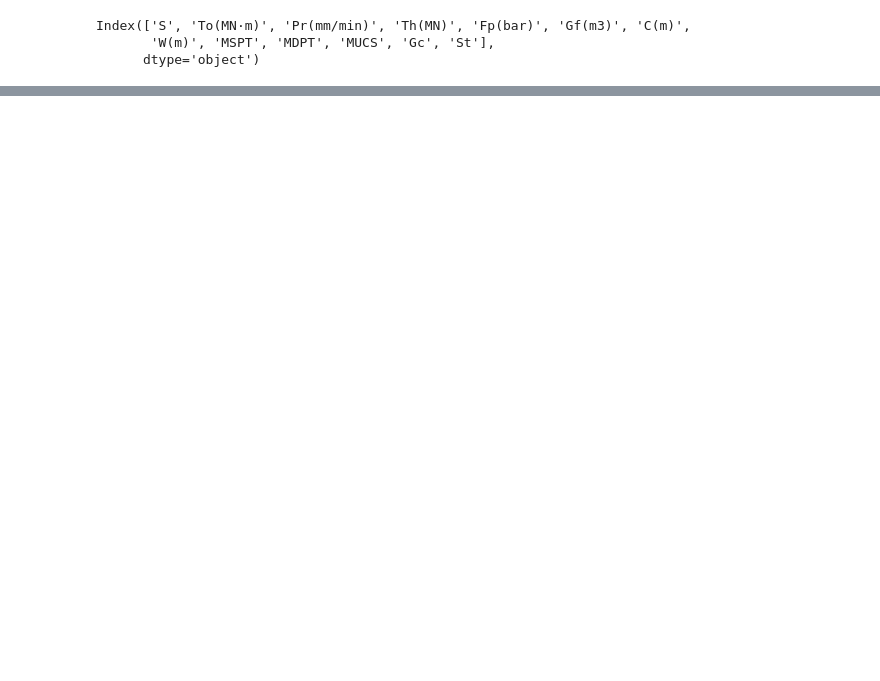
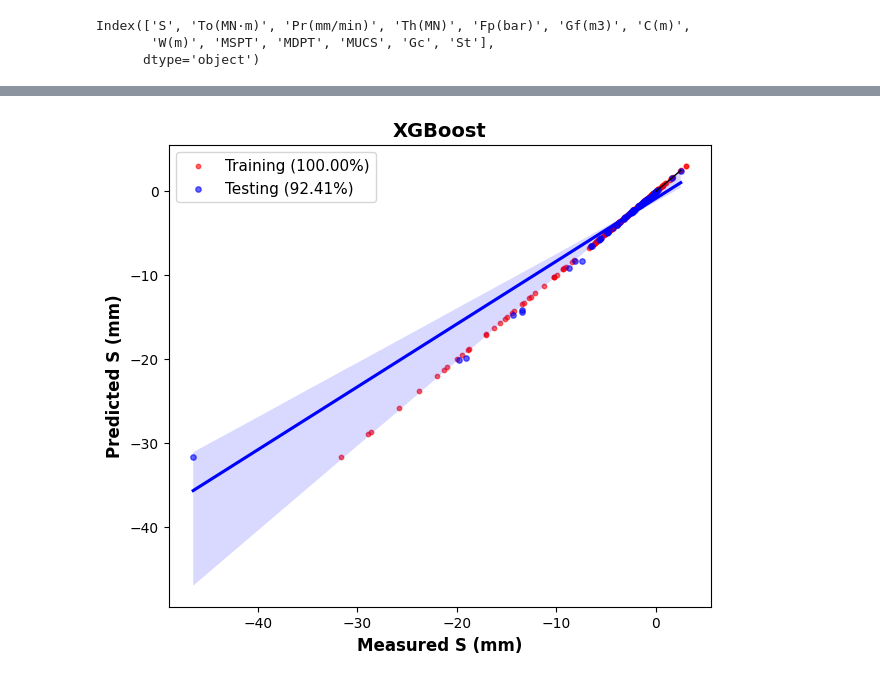
Before and after one commit to httung0701/Modelling-Project, a Jupyter notebook: Tunnel Modelling project.ipynb, the cells around one changed output, grey strips where cells are left out. Cells and saved outputs as stored; diff of their text form; code cells hidden in the pictures; blank space fills up the shorter version.

```diff
--- a/Tunnel Modelling project.ipynb
+++ b/Tunnel Modelling project.ipynb
@@ -86,0 +122,30 @@ R2: 0.8960544308835982
+# %%
+import seaborn as sns
+plt.figure(figsize=(7, 6))
+
+# Plot Training Data (Red)
+plt.scatter(y_train, xgb_y_train, color='red', s=10, label=f"Training ({r2_score(y_train,xgb_y_train):.2%})", alpha=0.6)
+
+# Plot Testing Data (Blue)
+plt.scatter(y_test, xgb_y_pred, color='blue', s=15, label=f"Testing ({r2_score(y_test,xgb_y_pred):.2%})", alpha=0.6)
+
+# Identity Line (y = x)
+x_line = np.linspace(0, max(y_test), 100)
+plt.plot(x_line, x_line, color="black", linestyle="solid", linewidth=1)
+
+# Regression Line (For Test Data)
+sns.regplot(x=y_test, y=rf_y_pred, scatter=False, color="blue", ci=95)
+
+# Labels and Title
+plt.xlabel("Measured S (mm)", fontsize=12, fontweight="bold")
+plt.ylabel("Predicted S (mm)", fontsize=12, fontweight="bold")
+plt.title("XGBoost", fontsize=14, fontweight="bold")
+
+
+# Customize Legend
+plt.legend(loc="upper left", fontsize=11)
+
+# Show the plot
+plt.show()
+# %% [output]
+[figure, added]
```
Also changed, not shown: parts of 11 cells of this notebook.
